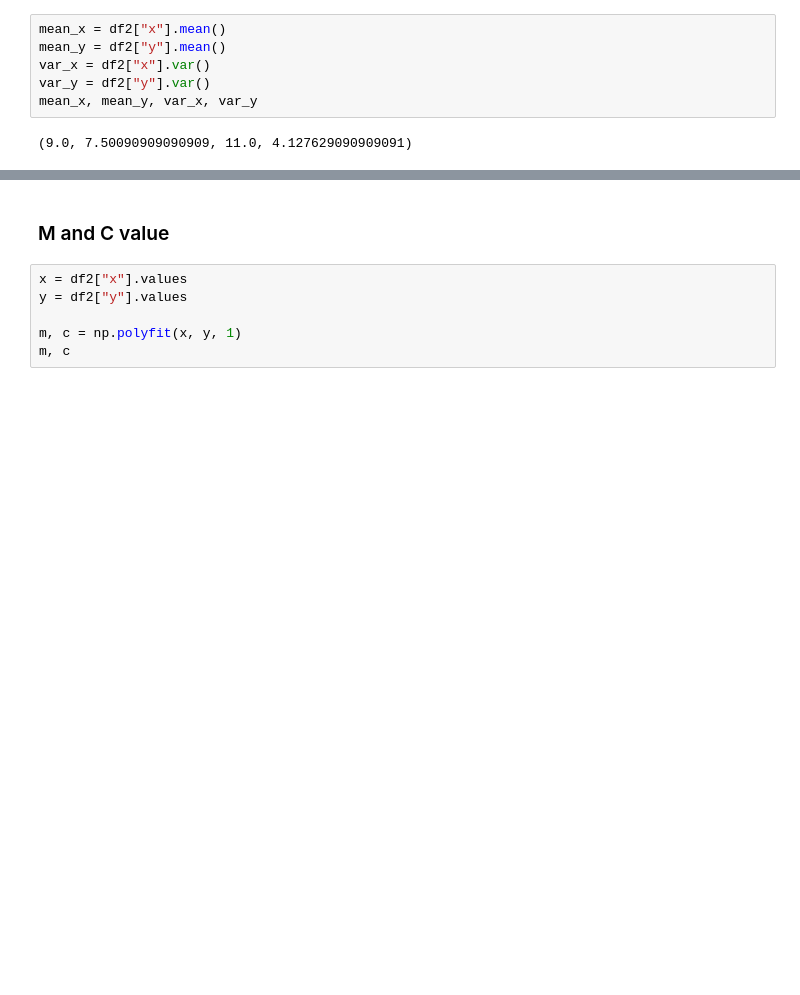
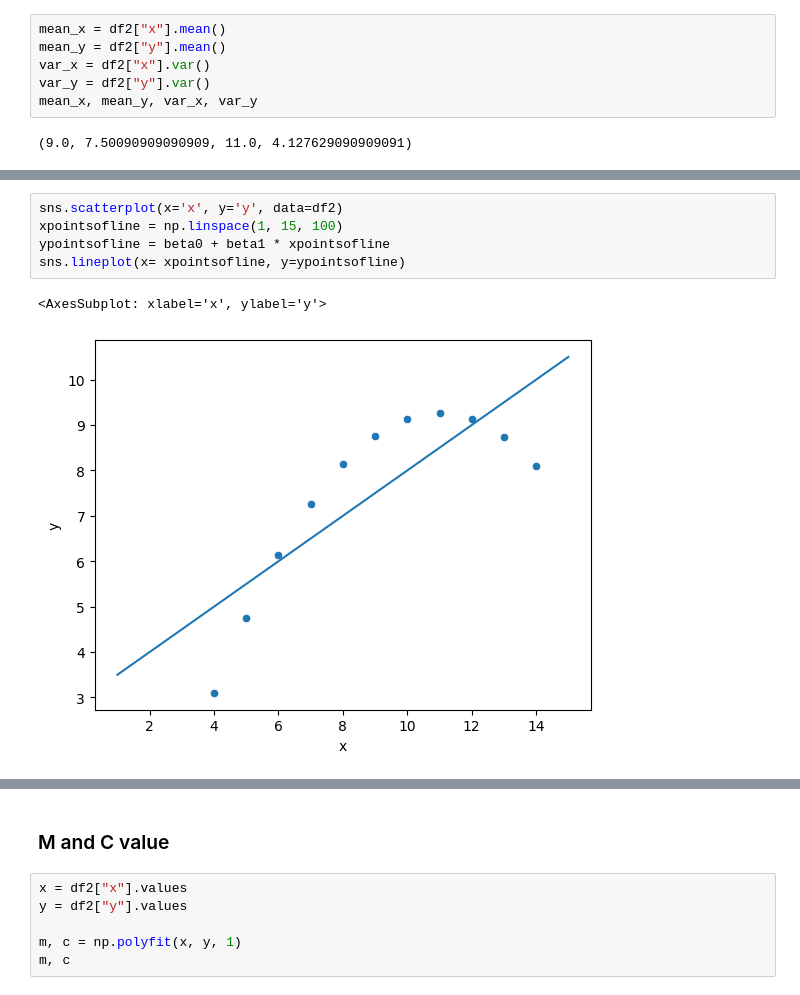
Before and after one commit to awais-nayyar/Machine-Learning, a Jupyter notebook: Anscombe's quartet dataset analysis/Anscombe's dataset analysis.ipynb, the cells around one changed output, grey strips where cells are left out. Cells and saved outputs as stored; diff of their text form; blank space fills up the shorter version.

Commit message:
with_beta_values

```diff
--- a/Anscombe's quartet dataset analysis/Anscombe's dataset analysis.ipynb
+++ b/Anscombe's quartet dataset analysis/Anscombe's dataset analysis.ipynb
@@ -202,0 +184,8 @@ R2Score
+# %%
+sns.scatterplot(x='x', y='y', data=df2)
+xpointsofline = np.linspace(1, 15, 100)
+ypointsofline = beta0 + beta1 * xpointsofline
+sns.lineplot(x= xpointsofline, y=ypointsofline)
+# %% [output]
+<AxesSubplot: xlabel='x', ylabel='y'>
+[figure, added]
```
Also changed, not shown: parts of 27 cells of this notebook.
